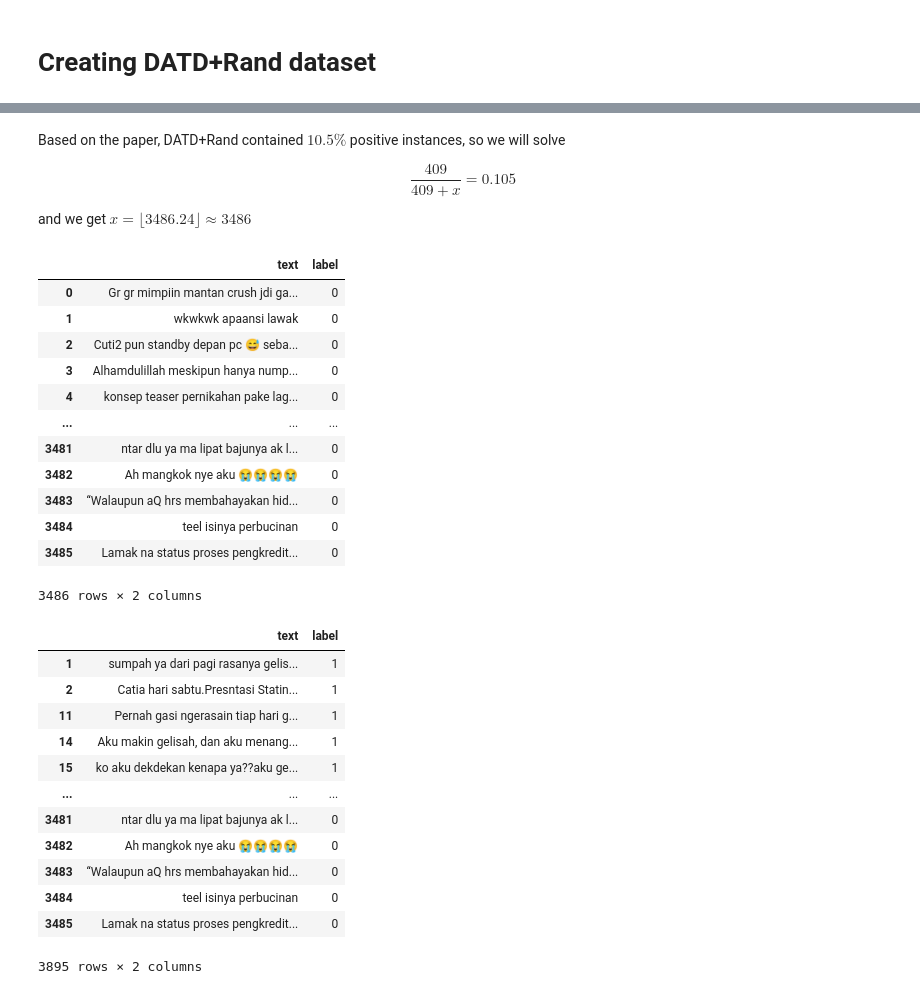
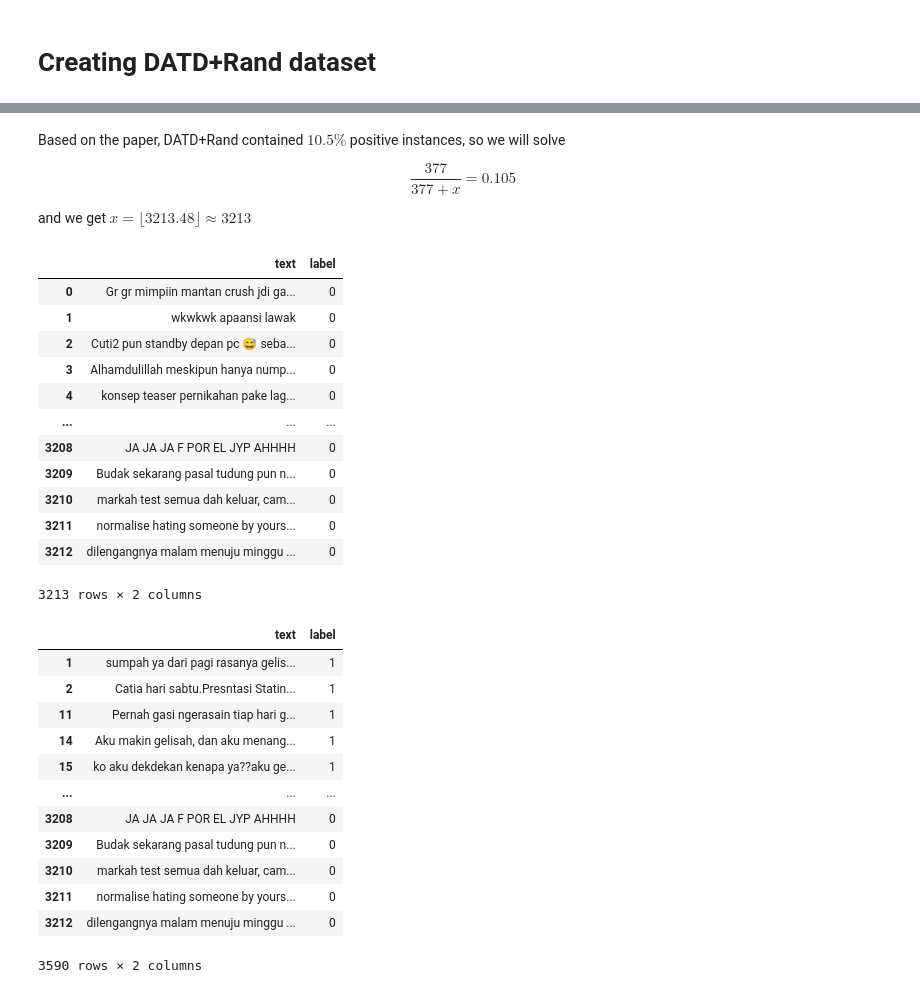
Before and after one commit to b21-cap0029/bangkit-capstone, a Jupyter notebook: ml/dataset/annotator/annotate_split.ipynb, the cells around one changed output, grey strips where cells are left out. Cells and saved outputs as stored; diff of their text form; code cells hidden in the pictures.

```diff
--- a/ml/dataset/annotator/annotate_split.ipynb
+++ b/ml/dataset/annotator/annotate_split.ipynb
@@ -184,30 +206,30 @@ annotated_dataset[annotated_dataset['label'] == 1]
 # %% [markdown]
 Based on the paper, DATD+Rand contained $10.5\%$ positive instances, so we will solve
 
-$$\dfrac{409}{409+x} = 0.105$$
+$$\dfrac{377}{377+x} = 0.105$$
 
-and we get $x = \lfloor 3486.24 \rfloor \approx 3486$
+and we get $x = \lfloor 3213.48 \rfloor \approx 3213$
 # %%
 random_df = pd.read_csv('random_dataset.csv')
 random_df = random_df.filter(['text'])
 random_df['label'] = 0
-random_df.head(3486)
+random_df.head(3213)
 # %% [output]
 |  | text | label |
 | 0 | Gr gr mimpiin mantan crush jdi ga... | 0 |
 | 1 | wkwkwk apaansi lawak | 0 |
 | 2 | Cuti2 pun standby depan pc 😅 seba... | 0 |
 | 3 | Alhamdulillah meskipun hanya nump... | 0 |
 | 4 | konsep teaser pernikahan pake lag... | 0 |
 | ... | ... | ... |
-| 3481 | ntar dlu ya ma lipat bajunya ak l... | 0 |
-| 3482 | Ah mangkok nye aku 😭😭😭😭 | 0 |
-| 3483 | “Walaupun aQ hrs membahayakan hid... | 0 |
-| 3484 | teel isinya perbucinan | 0 |
-| 3485 | Lamak na status proses pengkredit... | 0 |
+| 3208 | JA JA JA F POR EL JYP AHHHH | 0 |
+| 3209 | Budak sekarang pasal tudung pun n... | 0 |
+| 3210 | markah test semua dah keluar, cam... | 0 |
+| 3211 | normalise hating someone by yours... | 0 |
+| 3212 | dilengangnya malam menuju minggu ... | 0 |
-3486 rows × 2 columns
+3213 rows × 2 columns
 # %%
-annotated_random = pd.concat([annotated_dataset[annotated_dataset['label'] == 1], random_df.head(3486)], axis=0)
+annotated_random = pd.concat([annotated_dataset[annotated_dataset['label'] == 1], random_df.head(3213)], axis=0)
 annotated_random
 # %% [output]
 |  | text | label |
@@ -217,11 +239,11 @@ annotated_random
 | 14 | Aku makin gelisah, dan aku menang... | 1 |
 | 15 | ko aku dekdekan kenapa ya??aku ge... | 1 |
 | ... | ... | ... |
-| 3481 | ntar dlu ya ma lipat bajunya ak l... | 0 |
-| 3482 | Ah mangkok nye aku 😭😭😭😭 | 0 |
-| 3483 | “Walaupun aQ hrs membahayakan hid... | 0 |
-| 3484 | teel isinya perbucinan | 0 |
-| 3485 | Lamak na status proses pengkredit... | 0 |
+| 3208 | JA JA JA F POR EL JYP AHHHH | 0 |
+| 3209 | Budak sekarang pasal tudung pun n... | 0 |
+| 3210 | markah test semua dah keluar, cam... | 0 |
+| 3211 | normalise hating someone by yours... | 0 |
+| 3212 | dilengangnya malam menuju minggu ... | 0 |
-3895 rows × 2 columns
+3590 rows × 2 columns
 # %%
 annotated_random.to_csv('datd_rand.csv', index=False)
```
Also changed, not shown: parts of 7 cells of this notebook, 3 other files.
